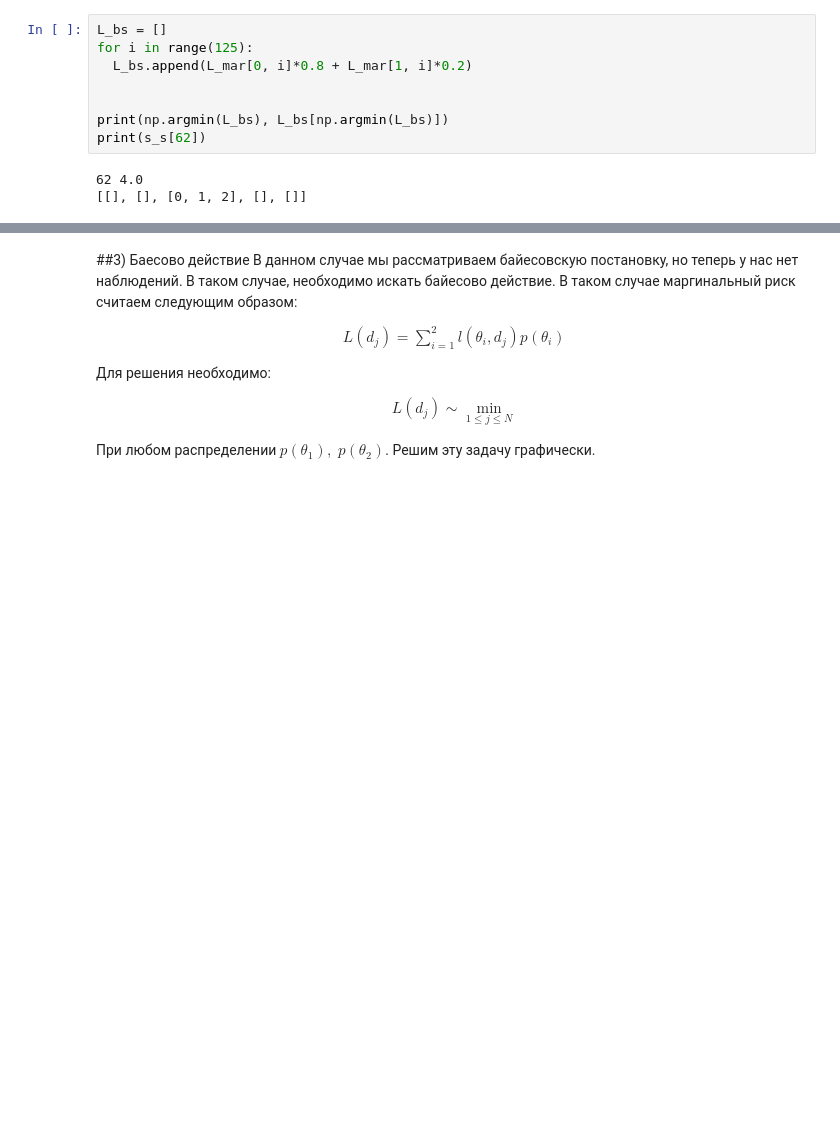
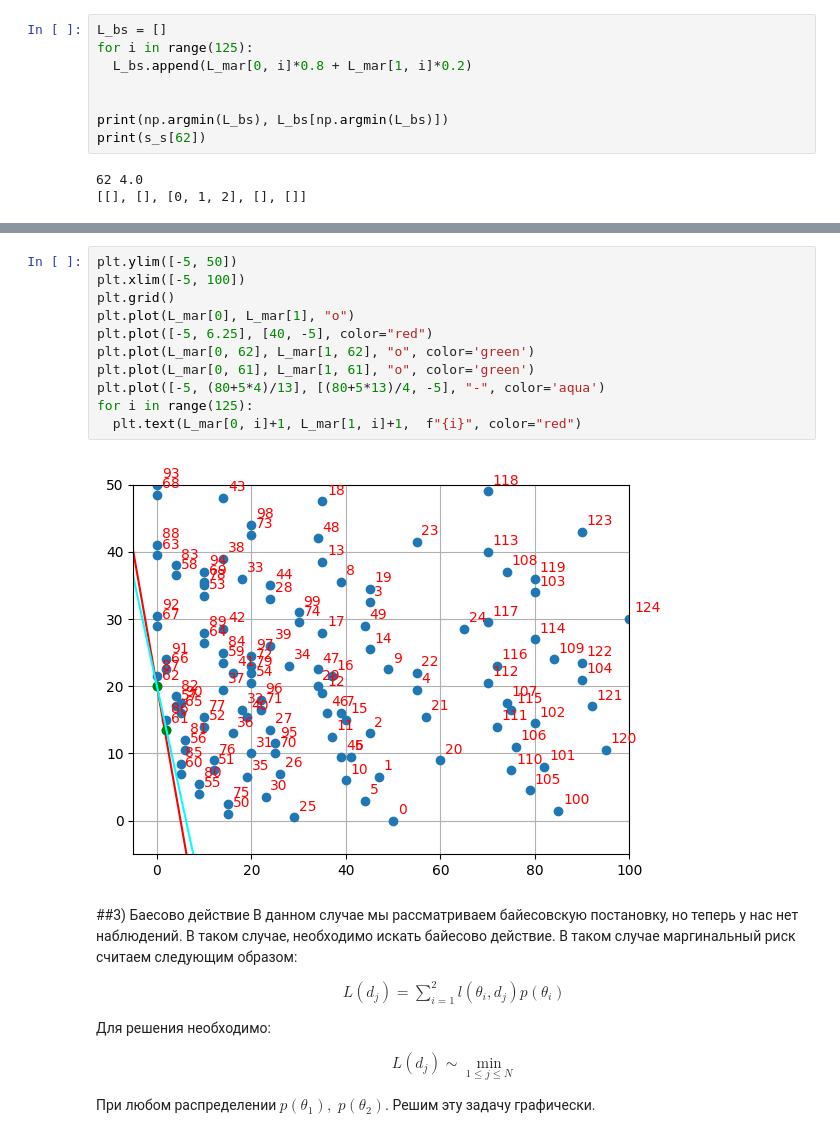
Before and after one commit to fisherj1/OMM, a Jupyter notebook: ТВМАИИДИ.ipynb, the cells around one changed output, grey strips where cells are left out. Drawn from its saved outputs; the diff is of its cells as text; blank space fills up the shorter version.

```diff
--- a/ТВМАИИДИ.ipynb
+++ b/ТВМАИИДИ.ipynb
@@ -238,3 +245,16 @@ plt.plot(L_mar[0, 62], L_mar[1, 62], "o", color='green')
+# %%
+plt.ylim([-5, 50])
+plt.xlim([-5, 100])
+plt.grid()
+plt.plot(L_mar[0], L_mar[1], "o")
+plt.plot([-5, 6.25], [40, -5], color="red")
+plt.plot(L_mar[0, 62], L_mar[1, 62], "o", color='green')
+plt.plot(L_mar[0, 61], L_mar[1, 61], "o", color='green')
+plt.plot([-5, (80+5*4)/13], [(80+5*13)/4, -5], "-", color='aqua')
+for i in range(125):
+  plt.text(L_mar[0, i]+1, L_mar[1, i]+1,  f"{i}", color="red")
+# %% [output]
+[figure, added]
 # %% [markdown]
 ##3) Баесово действие
 В данном случае мы рассматриваем байесовскую постановку, но теперь у нас нет наблюдений. В таком случае, необходимо искать байесово действие.
```
Also changed, not shown: parts of 4 cells of this notebook.
